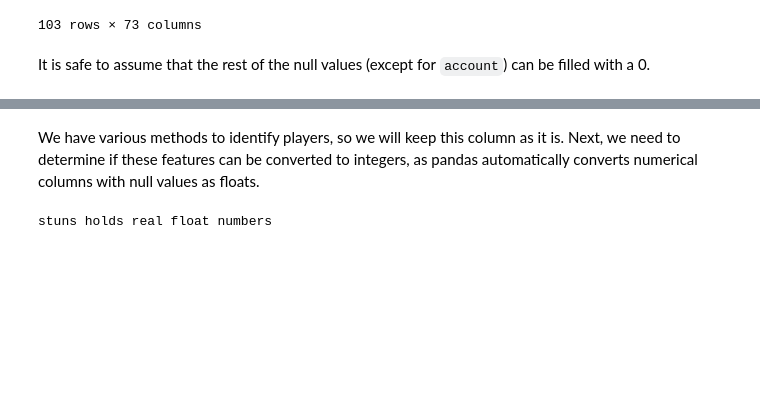
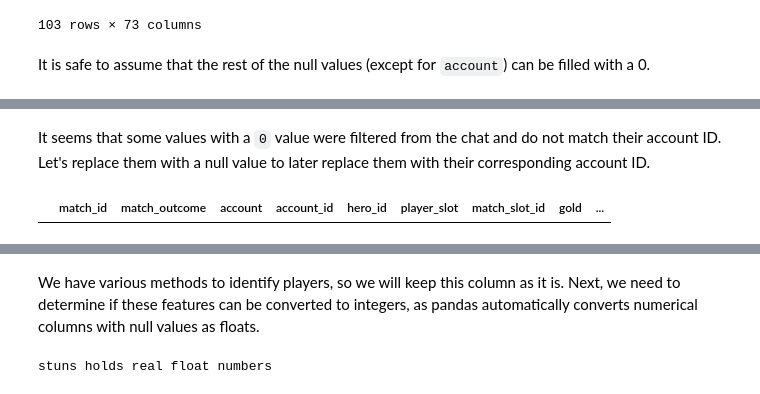
Before and after one commit to jpniet/Dota2-Matchmaking, a Jupyter notebook: Notebooks/Data_Cleaning_and_Exploration.ipynb, the cells around one changed output, grey strips where cells are left out. Drawn from its saved outputs; the diff is of its cells as text; code cells hidden in the pictures; blank space fills up the shorter version.

```diff
--- a/Notebooks/Data_Cleaning_and_Exploration.ipynb
+++ b/Notebooks/Data_Cleaning_and_Exploration.ipynb
@@ -1843,0 +1849,10 @@ dtype: int64
+# %% [markdown]
+It seems that some values with a `0` value were filtered from the chat and do not match their account ID. Let's replace them with a null value to later replace them with their corresponding account ID.
+# %%
+# Replacing '0' values with NaN
+df['players']['account'] = df['players']['account'].replace('0', np.nan)
+
+# Sanity Check
+df['players'][df['players']['account'] == '0']
+# %% [output]
+|  | match_id | match_outcome | account | account_id | hero_id | player_slot | match_slot_id | gold | ... |
```
Also changed, not shown: parts of 39 cells of this notebook, 1 other file.
